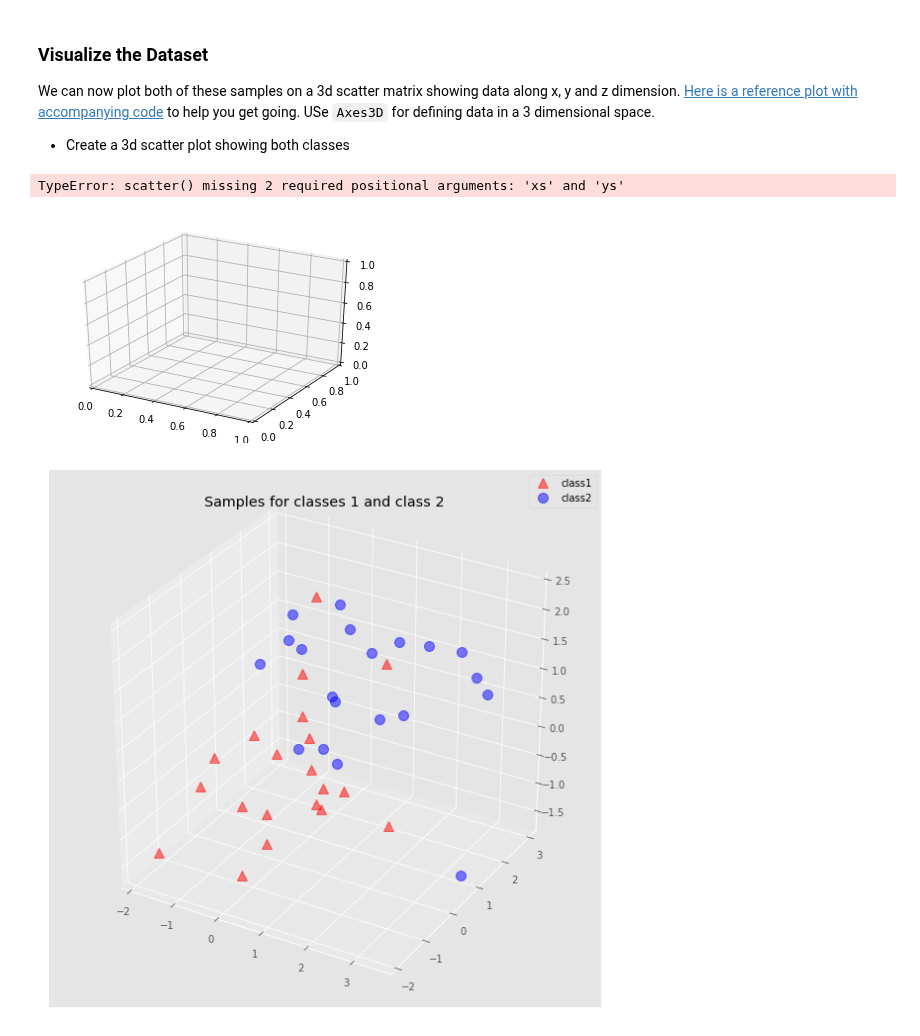
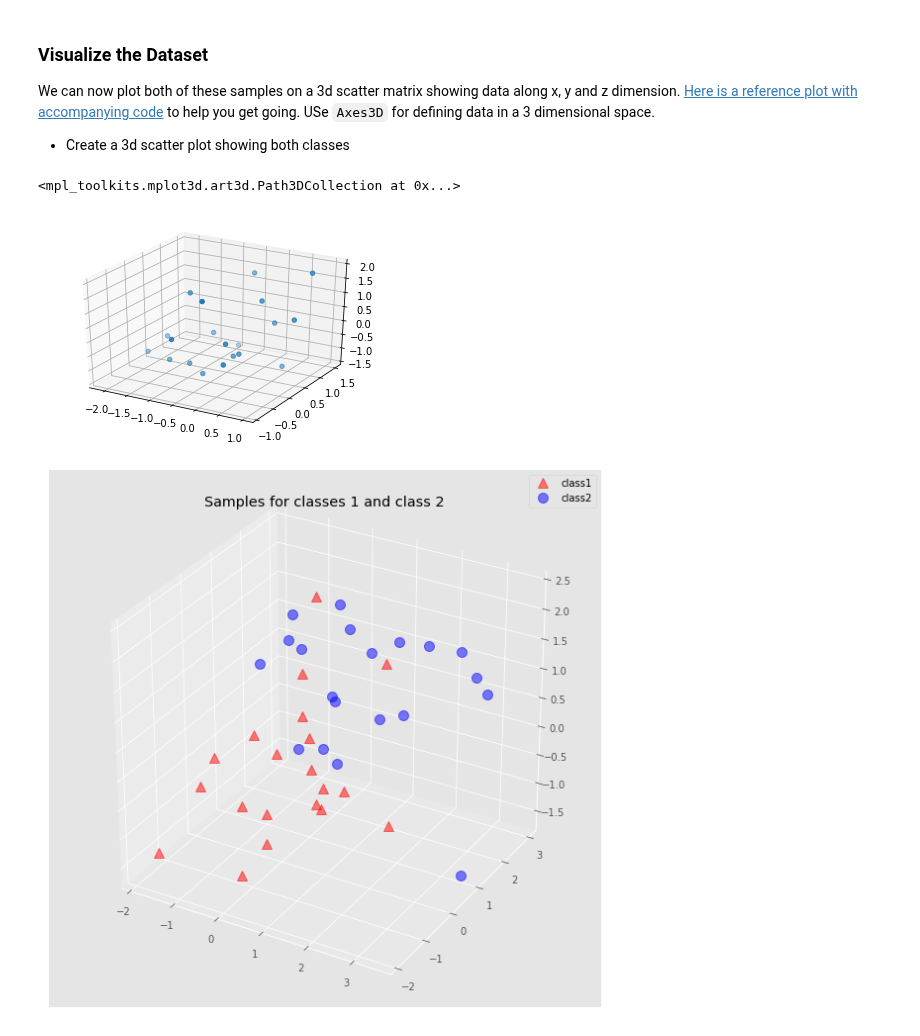
Before and after one commit to Patrickbfuller/dsc-3-34-07-pca-implementation-visualization-python-numpy-lab-seattle-ds-career-040119, a Jupyter notebook: index.ipynb, the cells around one changed output. Cells and saved outputs as stored; diff of their text form; code cells hidden in the pictures.

```diff
--- a/index.ipynb
+++ b/index.ipynb
@@ -86,8 +86,8 @@ from mpl_toolkits.mplot3d import Axes3D
 # %%
 fig = plt.figure()
 ax = fig.add_subplot(111, projection='3d')
 x,y,z = sample1
-ax.scatter(x,y,)
+ax.scatter(x,y,z)
 # %% [output]
-TypeError: scatter() missing 2 required positional arguments: 'xs' and 'ys'
+<mpl_toolkits.mplot3d.art3d.Path3DCollection at 0x...>
-[figure, old version]
+[figure, new version]
```
Also changed, not shown: parts of 1 cell of this notebook.
